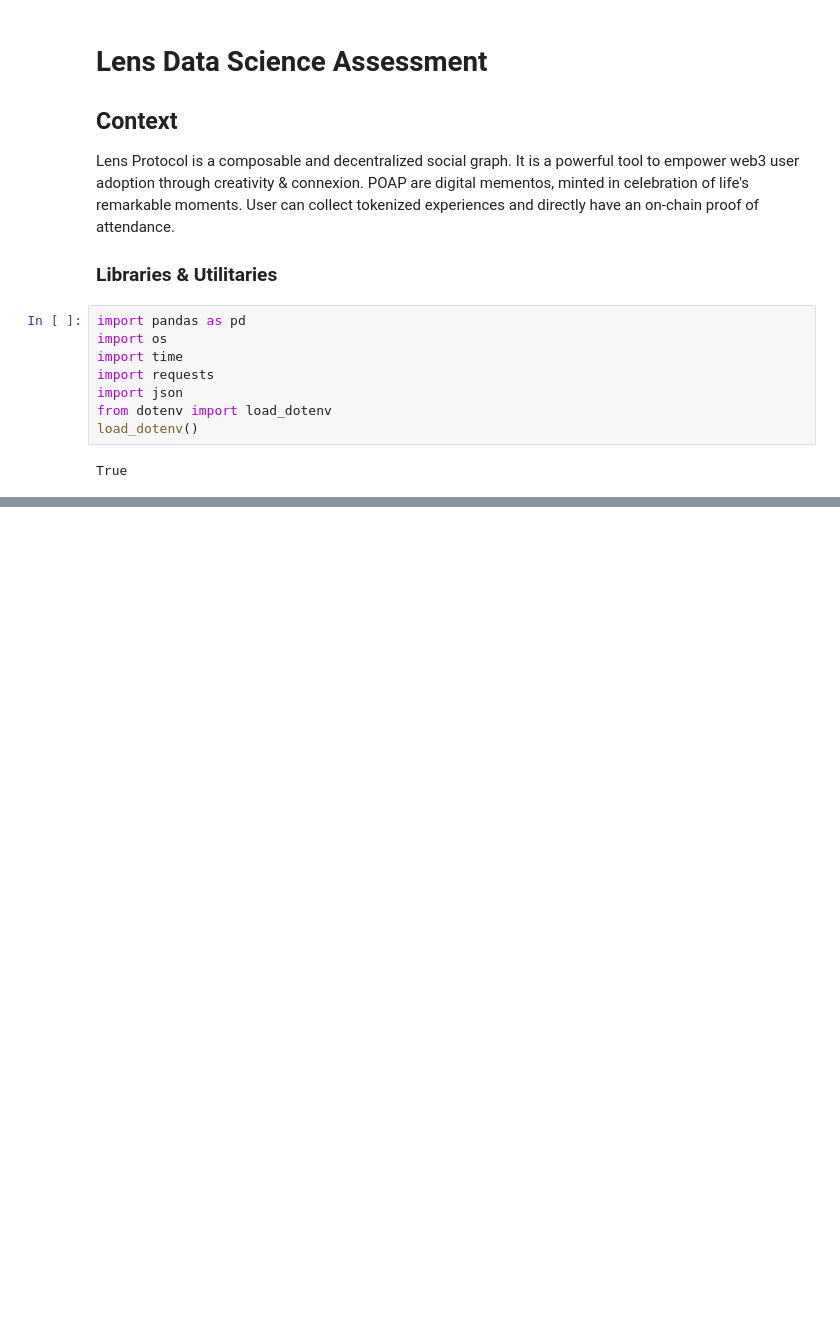
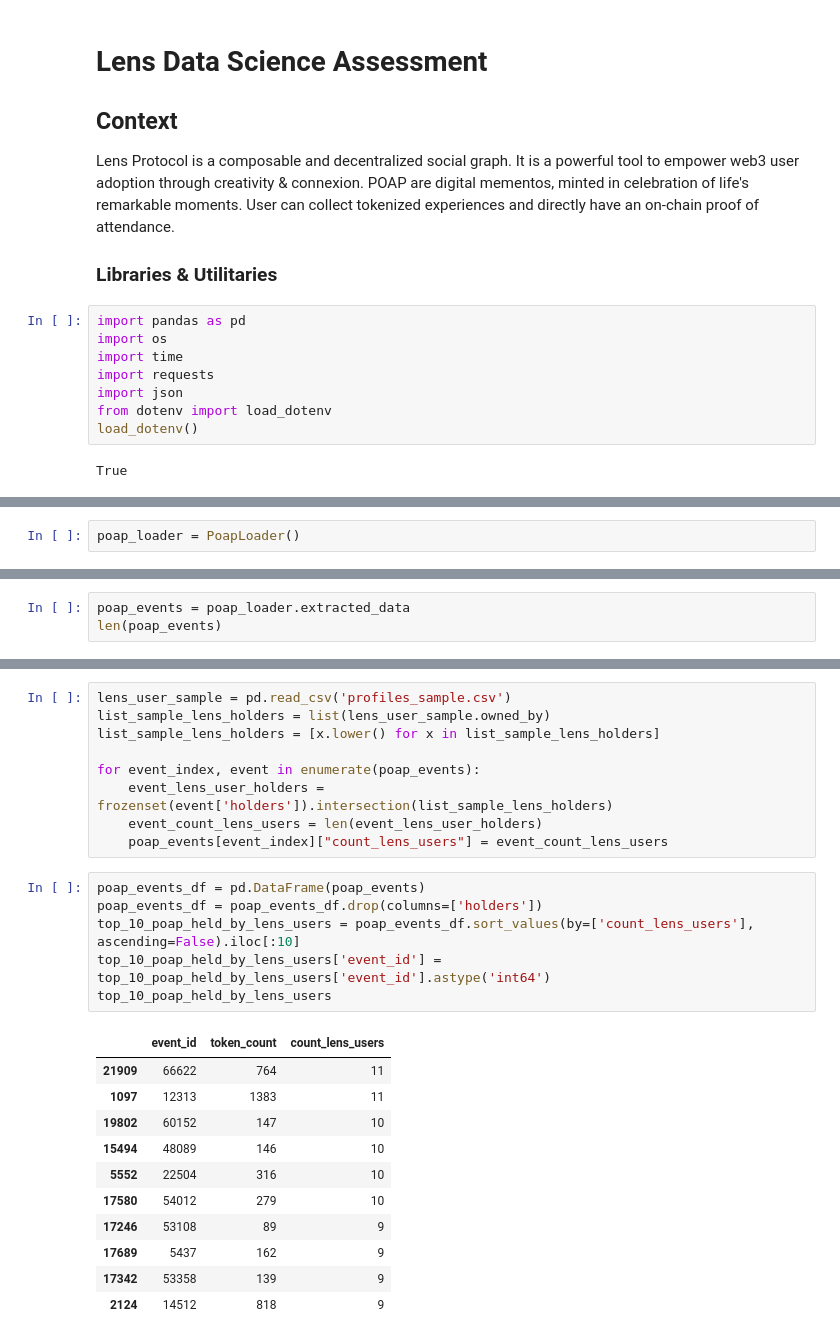
Before and after one commit to ExoMonk/z-lens, a Jupyter notebook: assignment.ipynb, the cells around one changed output, grey strips where cells are left out. Saved outputs shown, nothing was run; the diff lists cells and outputs as text; blank space fills up the shorter version.

```diff
--- a/assignment.ipynb
+++ b/assignment.ipynb
@@ -30,0 +157,2 @@ lens_user_sample.head()
+# %%
+poap_loader = PoapLoader()
@@ -30,0 +162,3 @@ lens_user_sample.head()
+# %%
+poap_events = poap_loader.extracted_data
+len(poap_events)
@@ -30,0 +239,27 @@ lens_user_sample.head()
+# %%
+lens_user_sample = pd.read_csv('profiles_sample.csv')
+list_sample_lens_holders = list(lens_user_sample.owned_by)
+list_sample_lens_holders = [x.lower() for x in list_sample_lens_holders]
+
+for event_index, event in enumerate(poap_events):
+    event_lens_user_holders = frozenset(event['holders']).intersection(list_sample_lens_holders)
+    event_count_lens_users = len(event_lens_user_holders)
+    poap_events[event_index]["count_lens_users"] = event_count_lens_users
+# %%
+poap_events_df = pd.DataFrame(poap_events)
+poap_events_df = poap_events_df.drop(columns=['holders'])
+top_10_poap_held_by_lens_users = poap_events_df.sort_values(by=['count_lens_users'], ascending=False).iloc[:10]
+top_10_poap_held_by_lens_users['event_id'] = top_10_poap_held_by_lens_users['event_id'].astype('int64')
+top_10_poap_held_by_lens_users
+# %% [output]
+|  | event_id | token_count | count_lens_users |
+| 21909 | 66622 | 764 | 11 |
+| 1097 | 12313 | 1383 | 11 |
+| 19802 | 60152 | 147 | 10 |
+| 15494 | 48089 | 146 | 10 |
+| 5552 | 22504 | 316 | 10 |
+| 17580 | 54012 | 279 | 10 |
+| 17246 | 53108 | 89 | 9 |
+| 17689 | 5437 | 162 | 9 |
+| 17342 | 53358 | 139 | 9 |
+| 2124 | 14512 | 818 | 9 |
```
Also changed, not shown: parts of 31 cells of this notebook, 4 other files.
